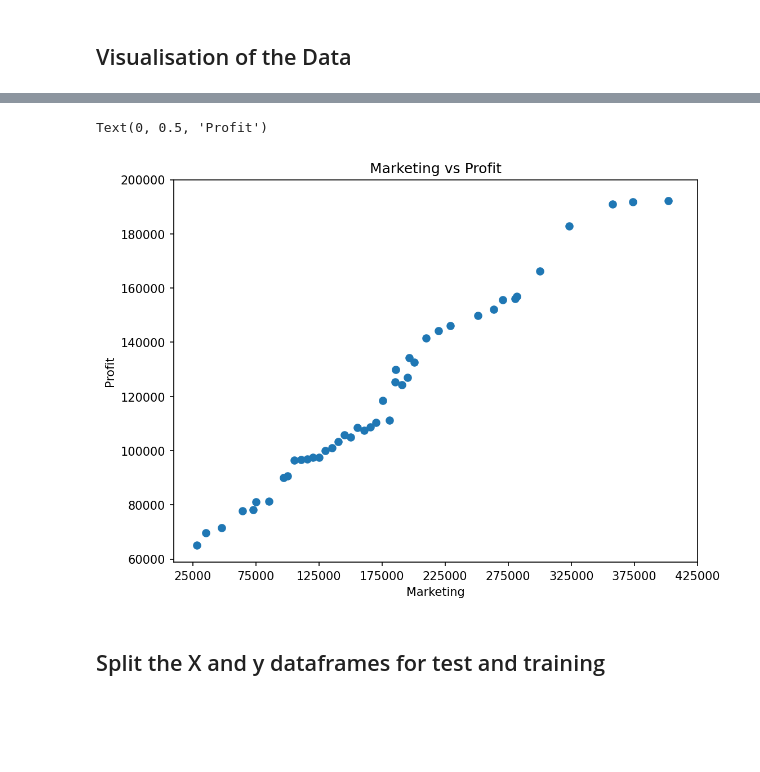
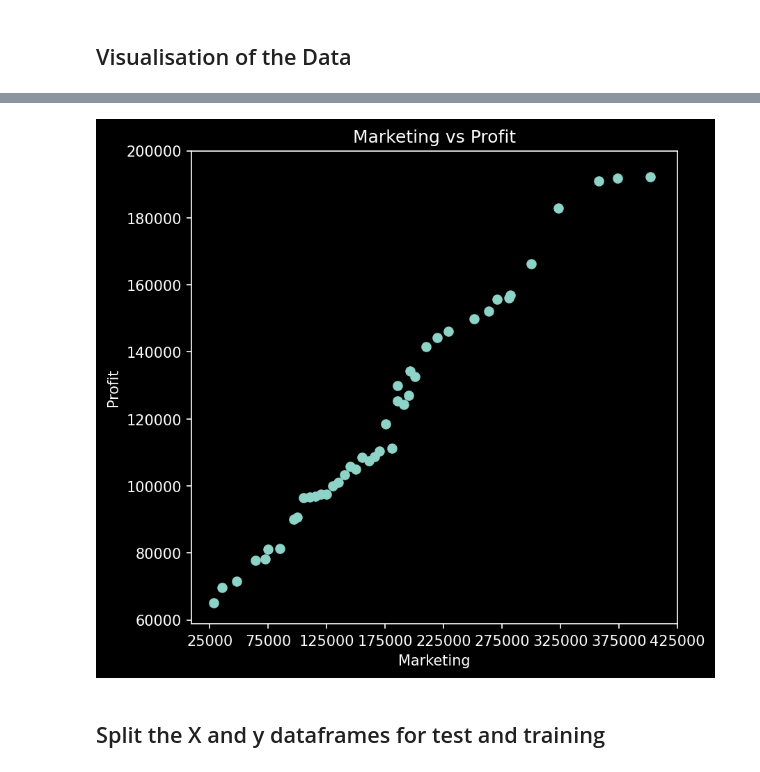
Before and after one commit to debjitpal5040/ML_Algorithms, a Jupyter notebook: Machine Learning/Supervised Learning/Regression/Linear Regression/Multiple Linear Regression/Multiple_Linear_Regression.ipynb, the cells around one changed output, grey strips where cells are left out. Saved outputs shown, nothing was run; the diff lists cells and outputs as text; code cells hidden in the pictures; blank space fills up the shorter version.

```diff
--- a/Machine Learning/Supervised Learning/Regression/Linear Regression/Multiple Linear Regression/Multiple_Linear_Regression.ipynb
+++ b/Machine Learning/Supervised Learning/Regression/Linear Regression/Multiple Linear Regression/Multiple_Linear_Regression.ipynb
@@ -12,7 +12,7 @@ import matplotlib.pyplot as plt # data plotting
 # %% [markdown]
 ## Importing the csv file as a DataFrame
 # %%
-df = pd.read_csv("Startups.csv")
+df = pd.read_csv("Dataset/Startups.csv")
 df.head()
 # %% [output]
 |  | Research | Marketing | Profit |
@@ -30,7 +30,8 @@ y = df.iloc[:, -1].values
 # %% [markdown]
 ## Visualisation of the Data
 # %%
-plt.figure(figsize=(8, 6), dpi=150)
+plt.figure(figsize=(6, 6), dpi=150)
+plt.style.use('dark_background')
 Research = df["Research"]
 Profit = df["Profit"]
 plt.scatter(Research, Profit)
@@ -39,4 +40,5 @@ plt.yticks(np.arange(60000,220000,20000))
 plt.title("Research vs Profit")
 plt.xlabel("Research")
 plt.ylabel("Profit")
+plt.savefig("Images/Research_vs_Profit.png",bbox_inches='tight')
 # %% [output]
@@ -45,16 +46,17 @@ Text(0, 0.5, 'Profit')
 # %%
-plt.figure(figsize=(8, 6), dpi=150)
+plt.figure(figsize=(6, 6), dpi=150)
+plt.style.use('dark_background')
 Marketing = df["Marketing"]
 Profit = df["Profit"]
 plt.scatter(Marketing, Profit)
 plt.xticks(np.arange(25000, 475000, 50000))
 plt.yticks(np.arange(60000,220000,20000))
 plt.title("Marketing vs Profit")
 plt.xlabel("Marketing")
 plt.ylabel("Profit")
+plt.savefig("Images/Marketing_vs_Profit.png",bbox_inches='tight')
 # %% [output]
-Text(0, 0.5, 'Profit')
-[figure, old version]
+[figure, new version]
 # %% [markdown]
 ## Split the X and y dataframes for test and training
 # %%
```
Also changed, not shown: parts of 3 cells of this notebook, 5 other files.
